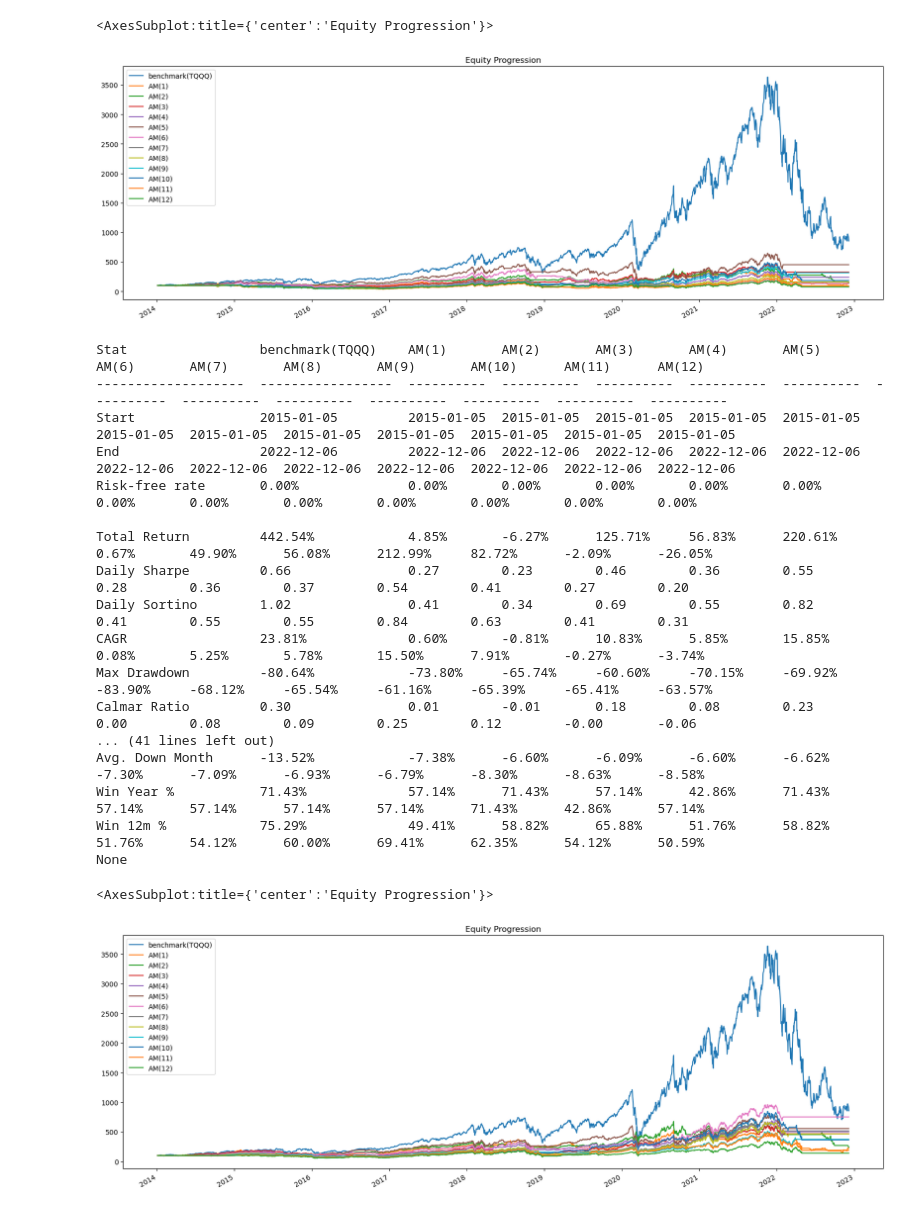
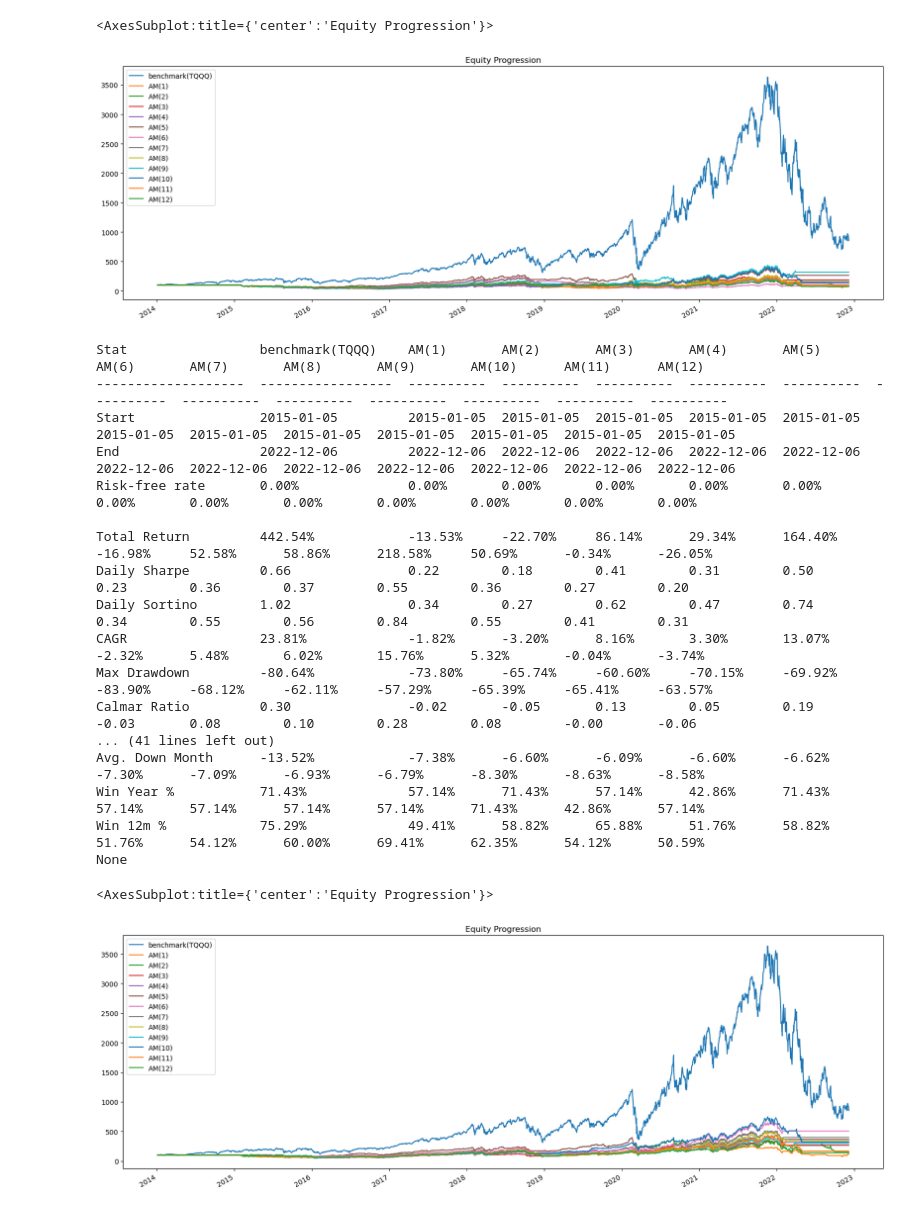
Before and after one commit to unius1004/DualMomentum, a Jupyter notebook: Momentum.ipynb, the cells around one changed output. Saved outputs shown, nothing was run; the diff lists cells and outputs as text; code cells hidden in the pictures.

```diff
--- a/Momentum.ipynb
+++ b/Momentum.ipynb
@@ -142,13 +60,12 @@ def RelativeMomentum_BT(assets, rank, months, start_day, name='Relative Momentum
     return bt.Backtest(s, assets, initial_capital=100000000.0)
 # %%
 # 절대모멘텀 백테스트
-def AbsoluteMomentum_BT(assets, rank, months, start_day, name='Absolute Momentum'):
+def AbsoluteMomentum_BT(assets, rank, months, lag, start_day, name='Absolute Momentum'):
     s = bt.Strategy(name, [bt.algos.RunAfterDate(start_day),
                            bt.algos.RunMonthly(run_on_first_date=False, run_on_end_of_period=True, run_on_last_date=False),
                            #bt.algos.PrintInfo('{name}:{now}. Value:{_value:0.0f}, Price:{_price:0.4f}'),
                            #bt.algos.PrintDate(),
-                           #bt.algos.SelectAll(),
-                           SelectAbsoluteMomentum(rank=rank, lookback=pd.DateOffset(months=months), lag=pd.DateOffset(days=1)),
+                           SelectAbsoluteMomentum(rank=rank, lookback=pd.DateOffset(months=months), lag=pd.DateOffset(days=lag)),
                            bt.algos.WeighEqually(),
                            #bt.algos.PrintTempData(),
                            bt.algos.Rebalance()])
@@ -181,8 +97,7 @@ benchmark = long_only_ew(assets[tickers[0]].to_frame(), start_day, 'benchmark({}
 # 상대모멘텀 상위 1종목 (1~12개월 비교)
 relativemomentum = {}
 for i in range(0, 12):
-    start_day = assets.index.min() + pd.DateOffset(months=i+1) - pd.DateOffset(days=1)
-    relativemomentum[i] = RelativeMomentum_BT(assets[tickers], 1, i+1, start_day, name='RM({})'.format(str(i+1)))
+    relativemomentum[i] = RelativeMomentum_BT(assets[tickers], 1, i+1, lag, start_day, name='RM({})'.format(str(i+1)))
 
-report = bt.run(benchmark, *relativemomentum.values())
+rm_report = bt.run(benchmark, *relativemomentum.values())
 # %%
@@ -214,17 +129,16 @@ None
 # 절대모멘텀 상위 1종목 (1~12개월 비교)
 absolutemomentum = {}
 for i in range(0, 12):
-    start_day = assets.index.min() + pd.DateOffset(months=i+1) - pd.DateOffset(days=1)
-    absolutemomentum[i] = AbsoluteMomentum_BT(assets[tickers], 1, i+1, start_day, name='AM({})'.format(str(i+1)))
+    absolutemomentum[i] = AbsoluteMomentum_BT(assets[tickers], 1, i+1, lag, start_day, name='AM({})'.format(str(i+1)))
 
-report = bt.run(benchmark, *absolutemomentum.values())
+am1_report = bt.run(benchmark, *absolutemomentum.values())
 # %%
-report.plot(figsize=(20,7))
+am1_report.plot(figsize=(20,7))
 # %% [output]
 <AxesSubplot:title={'center':'Equity Progression'}>
-[figure, old version]
+[figure, new version]
 # %%
-print(report.prices[start_day:].calc_stats().display())
+print(am1_report.prices[start_day:].calc_stats().display())
 # %% [output]
 Stat                 benchmark(TQQQ)    AM(1)       AM(2)       AM(3)       AM(4)       AM(5)       AM(6)       AM(7)       AM(8)       AM(9)       AM(10)      AM(11)      AM(12)
 -------------------  -----------------  ----------  ----------  ----------  ----------  ----------  ----------  ----------  ----------  ----------  ----------  ----------  ----------
@@ -232,12 +146,12 @@ Start                2015-01-05         2015-01-05  2015-01-05  2015-01-05  2015
 End                  2022-12-06         2022-12-06  2022-12-06  2022-12-06  2022-12-06  2022-12-06  2022-12-06  2022-12-06  2022-12-06  2022-12-06  2022-12-06  2022-12-06  2022-12-06
 Risk-free rate       0.00%              0.00%       0.00%       0.00%       0.00%       0.00%       0.00%       0.00%       0.00%       0.00%       0.00%       0.00%       0.00%
 
-Total Return         442.54%            4.85%       -6.27%      125.71%     56.83%      220.61%     0.67%       49.90%      56.08%      212.99%     82.72%      -2.09%      -26.05%
-Daily Sharpe         0.66               0.27        0.23        0.46        0.36        0.55        0.28        0.36        0.37        0.54        0.41        0.27        0.20
-Daily Sortino        1.02               0.41        0.34        0.69        0.55        0.82        0.41        0.55        0.55        0.84        0.63        0.41        0.31
-CAGR                 23.81%             0.60%       -0.81%      10.83%      5.85%       15.85%      0.08%       5.25%       5.78%       15.50%      7.91%       -0.27%      -3.74%
-Max Drawdown         -80.64%            -73.80%     -65.74%     -60.60%     -70.15%     -69.92%     -83.90%     -68.12%     -65.54%     -61.16%     -65.39%     -65.41%     -63.57%
-Calmar Ratio         0.30               0.01        -0.01       0.18        0.08        0.23        0.00        0.08        0.09        0.25        0.12        -0.00       -0.06
+Total Return         442.54%            -13.53%     -22.70%     86.14%      29.34%      164.40%     -16.98%     52.58%      58.86%      218.58%     50.69%      -0.34%      -26.05%
+Daily Sharpe         0.66               0.22        0.18        0.41        0.31        0.50        0.23        0.36        0.37        0.55        0.36        0.27        0.20
+Daily Sortino        1.02               0.34        0.27        0.62        0.47        0.74        0.34        0.55        0.56        0.84        0.55        0.41        0.31
+CAGR                 23.81%             -1.82%      -3.20%      8.16%       3.30%       13.07%      -2.32%      5.48%       6.02%       15.76%      5.32%       -0.04%      -3.74%
+Max Drawdown         -80.64%            -73.80%     -65.74%     -60.60%     -70.15%     -69.92%     -83.90%     -68.12%     -62.11%     -57.29%     -65.39%     -65.41%     -63.57%
+Calmar Ratio         0.30               -0.02       -0.05       0.13        0.05        0.19        -0.03       0.08        0.10        0.28        0.08        -0.00       -0.06
 ... (41 lines left out)
 Avg. Down Month      -13.52%            -7.38%      -6.60%      -6.09%      -6.60%      -6.62%      -7.30%      -7.09%      -6.93%      -6.79%      -8.30%      -8.63%      -8.58%
 Win Year %           71.43%             57.14%      71.43%      57.14%      42.86%      71.43%      57.14%      57.14%      57.14%      57.14%      71.43%      42.86%      57.14%
@@ -247,13 +161,12 @@ None
 # 절대모멘텀 상위 2종목 (1~12개월 비교)
 absolutemomentum = {}
 for i in range(0, 12):
-    start_day = assets.index.min() + pd.DateOffset(months=i+1) - pd.DateOffset(days=1)
-    absolutemomentum[i] = AbsoluteMomentum_BT(assets[tickers], 2, i+1, start_day, name='AM({})'.format(str(i+1)))
+    absolutemomentum[i] = AbsoluteMomentum_BT(assets[tickers], 2, i+1, lag, start_day, name='AM({})'.format(str(i+1)))
 
-report = bt.run(benchmark, *absolutemomentum.values())
+am2_report = bt.run(benchmark, *absolutemomentum.values())
 # %%
-report.plot(figsize=(20,7))
+am2_report.plot(figsize=(20,7))
 # %% [output]
 <AxesSubplot:title={'center':'Equity Progression'}>
-[figure, old version]
+[figure, new version]
 # %%
```
Also changed, not shown: parts of 18 cells of this notebook, 1 other file.
